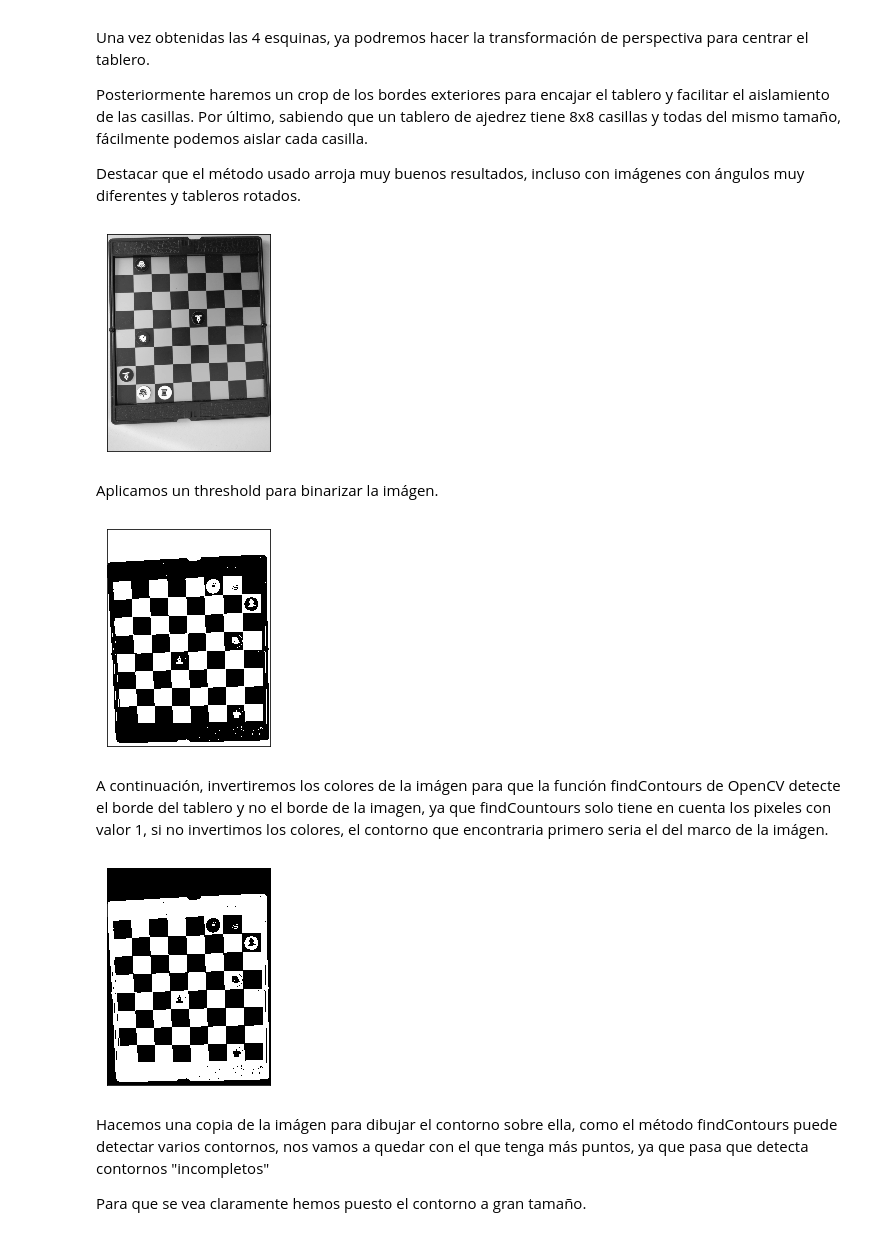
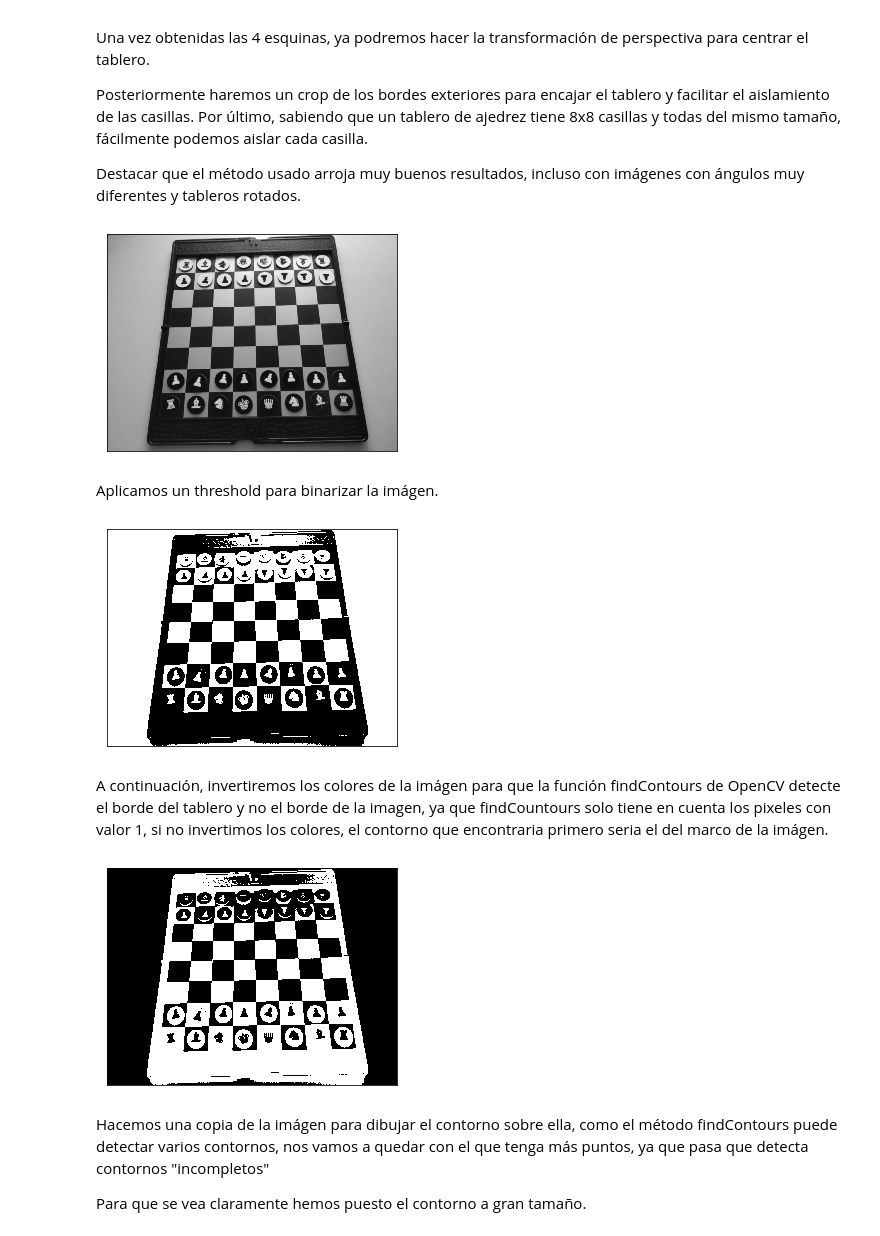
Before and after one commit to JGarruchoF/PID_Identificacion_de_fichas_tablero_ajedrez, a Jupyter notebook: AjedrezRecon.ipynb, the cells around one changed output. Drawn from its saved outputs; the diff is of its cells as text; code cells hidden in the pictures.

```diff
--- a/AjedrezRecon.ipynb
+++ b/AjedrezRecon.ipynb
@@ -48,20 +48,20 @@ clase = {0:"vacio",
           12:"Peon negro"
          }
 # %%
-img = cv2.imread("imgs/tableros/jaque_mate.jpg")
+img = cv2.imread("imgs/tableros/06.jpg")
 
 def preprocesarImagen(img):
 
     imgRes = cv2.GaussianBlur(img, (5,5), 1)
     imgRes = cv2.cvtColor(imgRes, cv2.COLOR_BGR2GRAY)
     #imgRes = cv2.rotate(imgRes, cv2.cv2.ROTATE_180)
 
     return imgRes
 
 img = preprocesarImagen(img)
 muestra(img)
 # %% [output]
-[figure, old version]
+[figure, new version]
 # %% [markdown]
 Aplicamos un threshold para binarizar la imágen.
 # %%
@@ -74,7 +74,7 @@ def aplicarThreshold(img):
 imgModificada = aplicarThreshold(img)
 muestra(imgModificada)
 # %% [output]
-[figure, old version]
+[figure, new version]
 # %% [markdown]
 A continuación, invertiremos los colores de la imágen para que la función findContours de OpenCV detecte el borde del tablero y no el borde de la imagen, ya que findCountours solo tiene en cuenta los pixeles con valor 1, si no invertimos los colores, el contorno que encontraria primero seria el del marco de la imágen.
 # %%
@@ -90,7 +90,7 @@ contornos = obtenerContornos(imgModificada)
 
 muestra(imgModificada)
 # %% [output]
-[figure, old version]
+[figure, new version]
 # %% [markdown]
 Hacemos una copia de la imágen para dibujar el contorno sobre ella, como el método findContours puede detectar varios contornos, nos vamos a quedar con el que tenga más puntos, ya que pasa que detecta contornos "incompletos"
 
```
Also changed, not shown: parts of 15 cells of this notebook.
